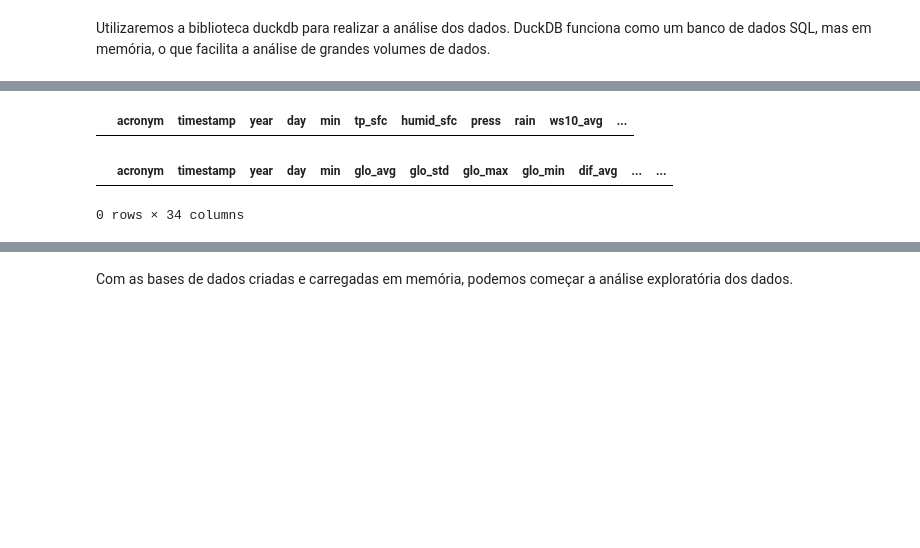
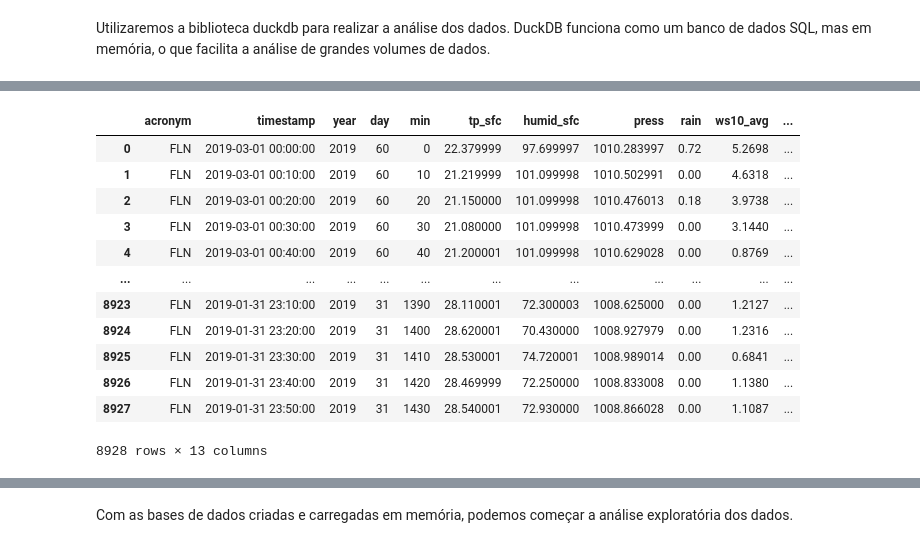
Before and after one commit to labren/sonda-curadoria, a Jupyter notebook: analise_exploratoria.ipynb, the cells around one changed output, grey strips where cells are left out. Cells and saved outputs as stored; diff of their text form; code cells hidden in the pictures; blank space fills up the shorter version.

Commit message:
Popular base completa

```diff
--- a/analise_exploratoria.ipynb
+++ b/analise_exploratoria.ipynb
@@ -134,14 +283,19 @@ Banco de dados criado com sucesso: base_solarimetrica
 # %%
-# Verifica o conteudo da tabela base_meteorologica
-con.execute(f"SELECT * FROM {BASE_METEOROLOGICO} LIMIT 5").fetch_df()
+display(con.execute(f"SELECT * FROM {BASE_METEOROLOGICO}").fetch_df())
 # %% [output]
 |  | acronym | timestamp | year | day | min | tp_sfc | humid_sfc | press | rain | ws10_avg | ... |
+| 0 | FLN | 2019-03-01 00:00:00 | 2019 | 60 | 0 | 22.379999 | 97.699997 | 1010.283997 | 0.72 | 5.2698 | ... |
+| 1 | FLN | 2019-03-01 00:10:00 | 2019 | 60 | 10 | 21.219999 | 101.099998 | 1010.502991 | 0.00 | 4.6318 | ... |
+| 2 | FLN | 2019-03-01 00:20:00 | 2019 | 60 | 20 | 21.150000 | 101.099998 | 1010.476013 | 0.18 | 3.9738 | ... |
+| 3 | FLN | 2019-03-01 00:30:00 | 2019 | 60 | 30 | 21.080000 | 101.099998 | 1010.473999 | 0.00 | 3.1440 | ... |
+| 4 | FLN | 2019-03-01 00:40:00 | 2019 | 60 | 40 | 21.200001 | 101.099998 | 1010.629028 | 0.00 | 0.8769 | ... |
+| ... | ... | ... | ... | ... | ... | ... | ... | ... | ... | ... | ... |
+| 8923 | FLN | 2019-01-31 23:10:00 | 2019 | 31 | 1390 | 28.110001 | 72.300003 | 1008.625000 | 0.00 | 1.2127 | ... |
+| 8924 | FLN | 2019-01-31 23:20:00 | 2019 | 31 | 1400 | 28.620001 | 70.430000 | 1008.927979 | 0.00 | 1.2316 | ... |
+| 8925 | FLN | 2019-01-31 23:30:00 | 2019 | 31 | 1410 | 28.530001 | 74.720001 | 1008.989014 | 0.00 | 0.6841 | ... |
+| 8926 | FLN | 2019-01-31 23:40:00 | 2019 | 31 | 1420 | 28.469999 | 72.250000 | 1008.833008 | 0.00 | 1.1380 | ... |
+| 8927 | FLN | 2019-01-31 23:50:00 | 2019 | 31 | 1430 | 28.540001 | 72.930000 | 1008.866028 | 0.00 | 1.1087 | ... |
+8928 rows × 13 columns
-# %%
-# Verifica o conteudo da tabela base_solarimetrica
-con.execute(f"SELECT * FROM {BASE_SOLARIMETRICA} LIMIT 5").fetch_df()
-# %% [output]
-|  | acronym | timestamp | year | day | min | glo_avg | glo_std | glo_max | glo_min | dif_avg | ... | ... |
-0 rows × 34 columns
 # %%
 # Função para popular a base de dados
 def inserir_dados(args):
```
Also changed, not shown: parts of 22 cells of this notebook, 1 other file.
